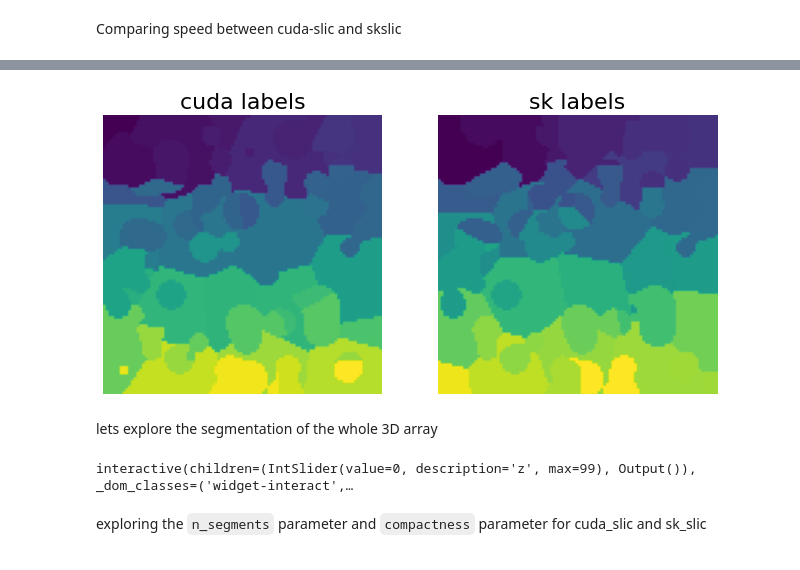
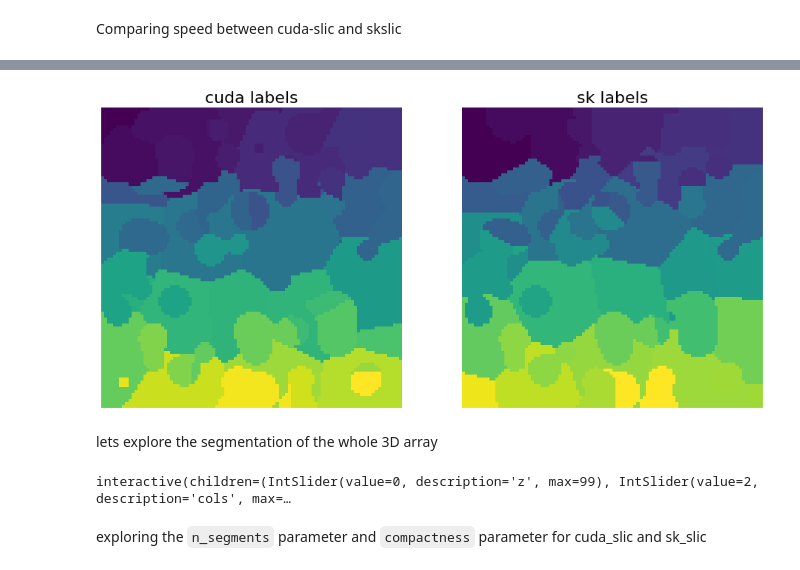
Before and after one commit to rosalindfranklininstitute/cuda-slic, a Jupyter notebook: notebooks/exploring_slic3d.ipynb, the cells around one changed output, grey strips where cells are left out. Cells and saved outputs as stored; diff of their text form; code cells hidden in the pictures.

```diff
--- a/notebooks/exploring_slic3d.ipynb
+++ b/notebooks/exploring_slic3d.ipynb
@@ -34,8 +34,8 @@ print("sk_slic took:")
 %timeit -n1 -r1 sk_labels = sk_slic(blob, n_segments=200, compactness=1,  multichannel=False)
 sk_labels = sk_slic(blob, n_segments=200, compactness=1,  multichannel=False)
 
-fig, (ax1, ax2) = plt.subplots(1,2,figsize=(11,6))
-ax1.imshow(cuda_labels[...,0]); ax1.axis("off"); ax1.set_title("cuda labels", size=22);
+fig, (ax1, ax2) = plt.subplots(1,2,figsize=(16,8))
+ax1.imshow(cuda_labels[:,:,0]); ax1.axis("off"); ax1.set_title("cuda labels", size=22);
 ax2.imshow(sk_labels[...,0]); ax2.axis("off"); ax2.set_title("sk labels", size=22);
 # %% [output]
 cuda_slic took:
@@ -43,6 +43,6 @@ cuda_slic took:
 sk_slic took:
 1.22 s ± 0 ns per loop (mean ± std. dev. of 1 run, 1 loop each)
-[figure, old version]
+[figure, new version]
 # %% [markdown]
 lets explore the segmentation of the whole 3D array
 # %%
@@ -59,12 +63,13 @@ def plot_slice(images, z, cols=2, titles=None):
 # %%
 from ipywidgets import IntSlider, fixed
 interact(plot_slice,
-         images=fixed([marked_blob, blob]),
+         images=fixed([cuda_labels, marked_cuda, sk_labels, marked_sk]),
          titles=fixed(None),
          z=IntSlider(min=0, max=99),
-         cols=fixed(2));
+         ax_size=(2,20),
+         cols=(1,6));
 # %% [output]
-interactive(children=(IntSlider(value=0, description='z', max=99), Output()), _dom_classes=('widget-interact',…
+interactive(children=(IntSlider(value=0, description='z', max=99), IntSlider(value=2, description='cols', max=…
 # %% [markdown]
 exploring the `n_segments` parameter and `compactness` parameter for cuda_slic and sk_slic
 # %%
```
Also changed, not shown: parts of 10 cells of this notebook.
